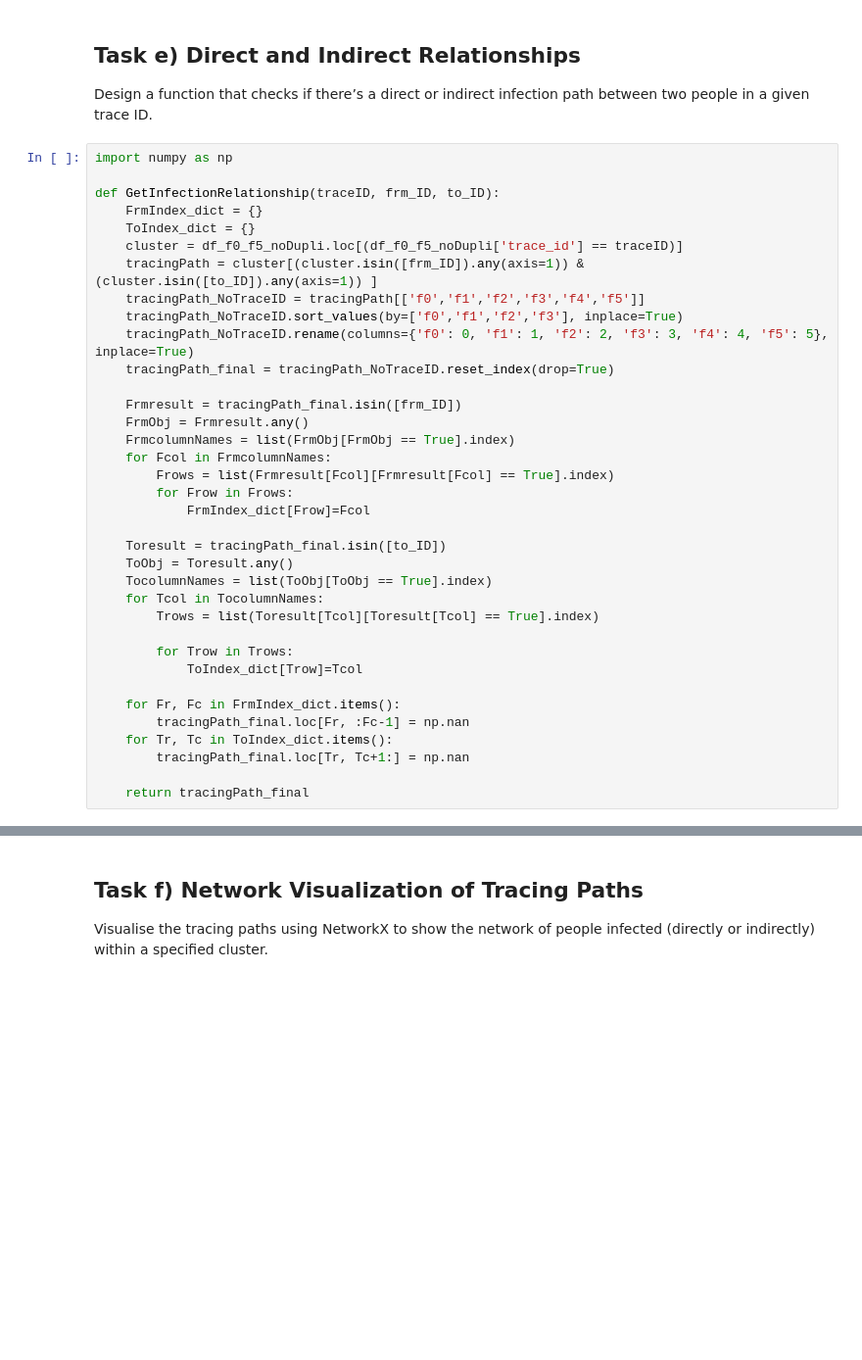
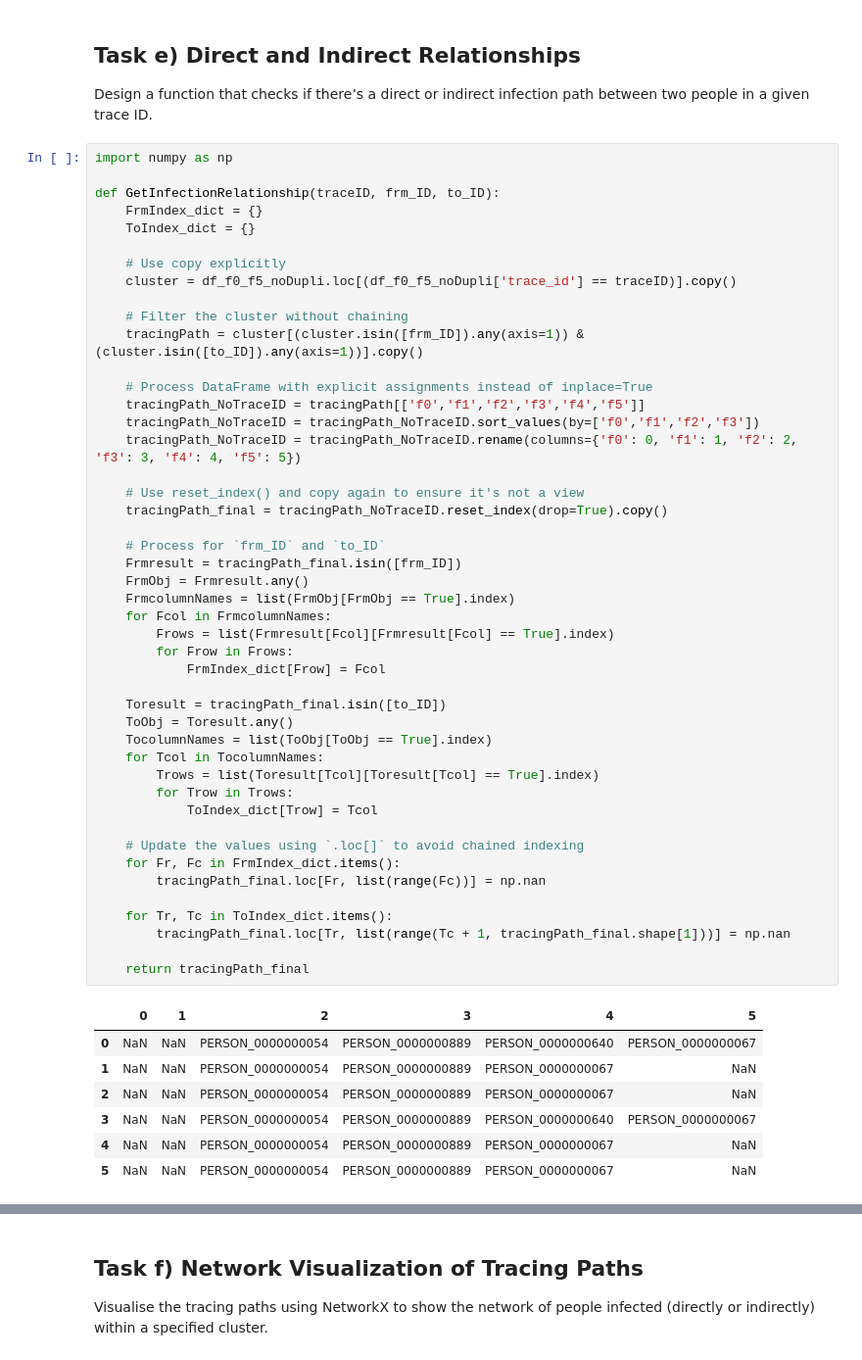
Before and after one commit to ljueyii/data_engineering_projects, a Jupyter notebook: COVID-19 TraceID Cluster Analysis/src/COVID-19 TraceID Cluster Analysis.ipynb, the cells around one changed output, grey strips where cells are left out. Shown at 98% size. Drawn from its saved outputs; the diff is of its cells as text; blank space fills up the shorter version.

```diff
--- a/COVID-19 TraceID Cluster Analysis/src/COVID-19 TraceID Cluster Analysis.ipynb
+++ b/COVID-19 TraceID Cluster Analysis/src/COVID-19 TraceID Cluster Analysis.ipynb
@@ -196,38 +431,56 @@ Design a function that checks if there’s a direct or indirect infection path b
 # %%
 import numpy as np
 
 def GetInfectionRelationship(traceID, frm_ID, to_ID):
     FrmIndex_dict = {}
     ToIndex_dict = {}
-    cluster = df_f0_f5_noDupli.loc[(df_f0_f5_noDupli['trace_id'] == traceID)]
-    tracingPath = cluster[(cluster.isin([frm_ID]).any(axis=1)) & (cluster.isin([to_ID]).any(axis=1)) ]
+
+    # Use copy explicitly
+    cluster = df_f0_f5_noDupli.loc[(df_f0_f5_noDupli['trace_id'] == traceID)].copy()
+
+    # Filter the cluster without chaining
+    tracingPath = cluster[(cluster.isin([frm_ID]).any(axis=1)) & (cluster.isin([to_ID]).any(axis=1))].copy()
+
+    # Process DataFrame with explicit assignments instead of inplace=True
     tracingPath_NoTraceID = tracingPath[['f0','f1','f2','f3','f4','f5']]
-    tracingPath_NoTraceID.sort_values(by=['f0','f1','f2','f3'], inplace=True)
-    tracingPath_NoTraceID.rename(columns={'f0': 0, 'f1': 1, 'f2': 2, 'f3': 3, 'f4': 4, 'f5': 5}, inplace=True)
-    tracingPath_final = tracingPath_NoTraceID.reset_index(drop=True)
+    tracingPath_NoTraceID = tracingPath_NoTraceID.sort_values(by=['f0','f1','f2','f3'])
+    tracingPath_NoTraceID = tracingPath_NoTraceID.rename(columns={'f0': 0, 'f1': 1, 'f2': 2, 'f3': 3, 'f4': 4, 'f5': 5})
 
+    # Use reset_index() and copy again to ensure it's not a view
+    tracingPath_final = tracingPath_NoTraceID.reset_index(drop=True).copy()
+
+    # Process for `frm_ID` and `to_ID`
     Frmresult = tracingPath_final.isin([frm_ID])
     FrmObj = Frmresult.any()
     FrmcolumnNames = list(FrmObj[FrmObj == True].index)
     for Fcol in FrmcolumnNames:
         Frows = list(Frmresult[Fcol][Frmresult[Fcol] == True].index)
         for Frow in Frows:
-            FrmIndex_dict[Frow]=Fcol
+            FrmIndex_dict[Frow] = Fcol
 
     Toresult = tracingPath_final.isin([to_ID])
     ToObj = Toresult.any()
     TocolumnNames = list(ToObj[ToObj == True].index)
     for Tcol in TocolumnNames:
         Trows = list(Toresult[Tcol][Toresult[Tcol] == True].index)
+        for Trow in Trows:
+            ToIndex_dict[Trow] = Tcol
 
-        for Trow in Trows:
-            ToIndex_dict[Trow]=Tcol
+    # Update the values using `.loc[]` to avoid chained indexing
+    for Fr, Fc in FrmIndex_dict.items():
+        tracingPath_final.loc[Fr, list(range(Fc))] = np.nan
 
-    for Fr, Fc in FrmIndex_dict.items():
-        tracingPath_final.loc[Fr, :Fc-1] = np.nan
     for Tr, Tc in ToIndex_dict.items():
-        tracingPath_final.loc[Tr, Tc+1:] = np.nan
+        tracingPath_final.loc[Tr, list(range(Tc + 1, tracingPath_final.shape[1]))] = np.nan
 
     return tracingPath_final
+# %% [output]
+|  | 0 | 1 | 2 | 3 | 4 | 5 |
+| 0 | NaN | NaN | PERSON_0000000054 | PERSON_0000000889 | PERSON_0000000640 | PERSON_0000000067 |
+| 1 | NaN | NaN | PERSON_0000000054 | PERSON_0000000889 | PERSON_0000000067 | NaN |
+| 2 | NaN | NaN | PERSON_0000000054 | PERSON_0000000889 | PERSON_0000000067 | NaN |
+| 3 | NaN | NaN | PERSON_0000000054 | PERSON_0000000889 | PERSON_0000000640 | PERSON_0000000067 |
+| 4 | NaN | NaN | PERSON_0000000054 | PERSON_0000000889 | PERSON_0000000067 | NaN |
+| 5 | NaN | NaN | PERSON_0000000054 | PERSON_0000000889 | PERSON_0000000067 | NaN |
 # %%
 GetInfectionRelationship('TRACE_PERSON_0000000379','PERSON_0000000054','PERSON_0000000067' )
```
Also changed, not shown: parts of 37 cells of this notebook, 2 other files.
